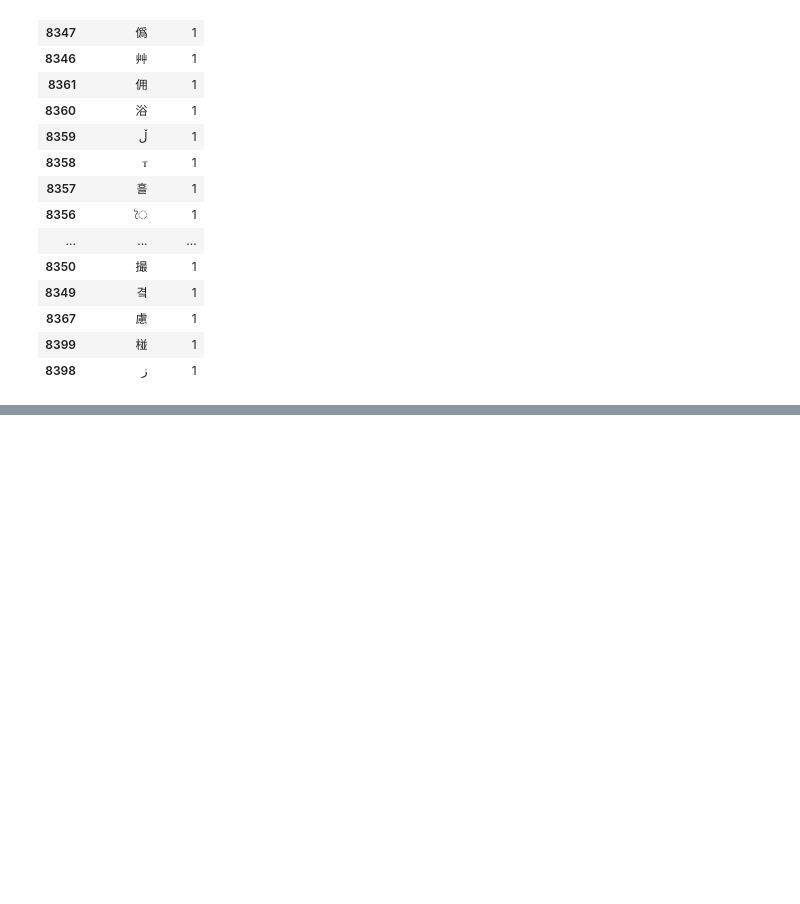
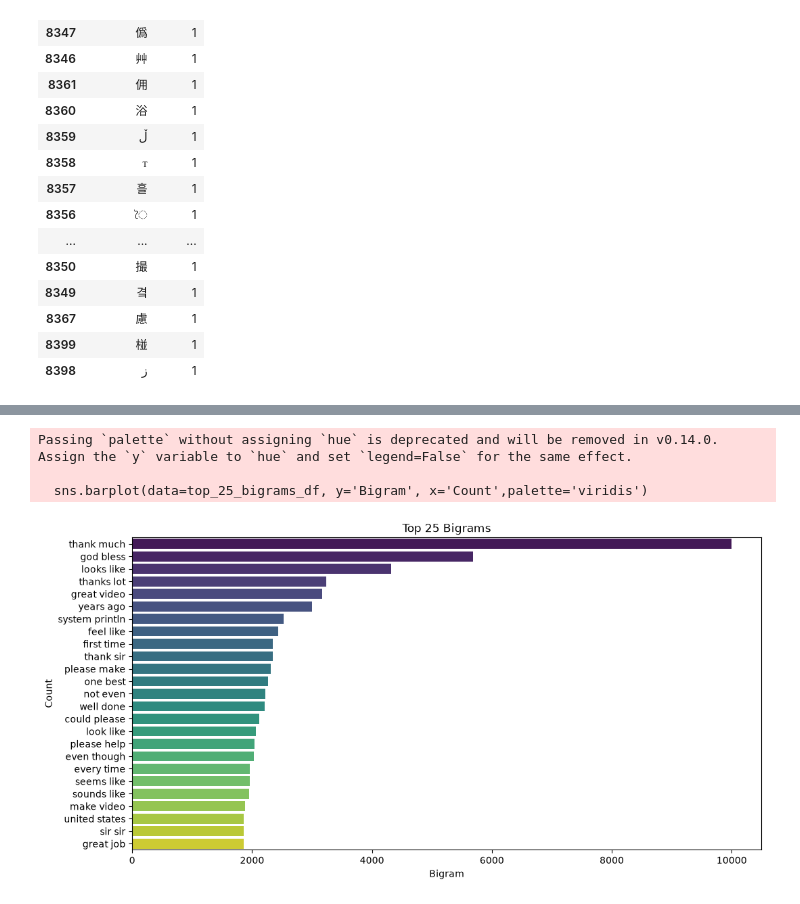
Before and after one commit to MitadruMridha05/Youtube_Sentiment_Analysis, a Jupyter notebook: Notebook/exploitory_data_analysis.ipynb, the cells around one changed output, grey strips where cells are left out. Drawn from its saved outputs; the diff is of its cells as text; code cells hidden in the pictures; blank space fills up the shorter version.

```diff
--- a/Notebook/exploitory_data_analysis.ipynb
+++ b/Notebook/exploitory_data_analysis.ipynb
@@ -370,0 +385,25 @@ df['Punctuation_Count'] = df['CommentText'].apply(lambda x: len([char for char i
+# %%
+#create a function that extracts top 25 bigrams from the 'CommentText' column
+def get_top_bigrams(corpus, n=None):
+    vec = CountVectorizer(ngram_range=(2, 2),stop_words=list(stop_words))
+    bag_of_words = vec.fit_transform(corpus)
+    sum_words = bag_of_words.sum(axis=0)
+    words_freq = [(word, sum_words[0, idx]) for word, idx in vec.vocabulary_.items()]
+    words_freq = sorted(words_freq, key=lambda x: x[1], reverse=True)
+    return words_freq[:n] if n else words_freq
+# %%
+top_25_bigrams = get_top_bigrams(df['CommentText'], n=25)
+top_25_bigrams_df = pd.DataFrame(top_25_bigrams, columns=['Bigram', 'Count'])
+# %%
+#plot the top 25 bigrams in a bar plot
+plt.figure(figsize=(12,6))
+sns.barplot(data=top_25_bigrams_df, y='Bigram', x='Count',palette='viridis')
+plt.title('Top 25 Bigrams')
+plt.xlabel('Bigram')
+plt.ylabel('Count')
+plt.show()
+# %% [output]
+Passing `palette` without assigning `hue` is deprecated and will be removed in v0.14.0. Assign the `y` variable to `hue` and set `legend=False` for the same effect.
+
+  sns.barplot(data=top_25_bigrams_df, y='Bigram', x='Count',palette='viridis')
+[figure, added]
```
Also changed, not shown: parts of 15 cells of this notebook.
